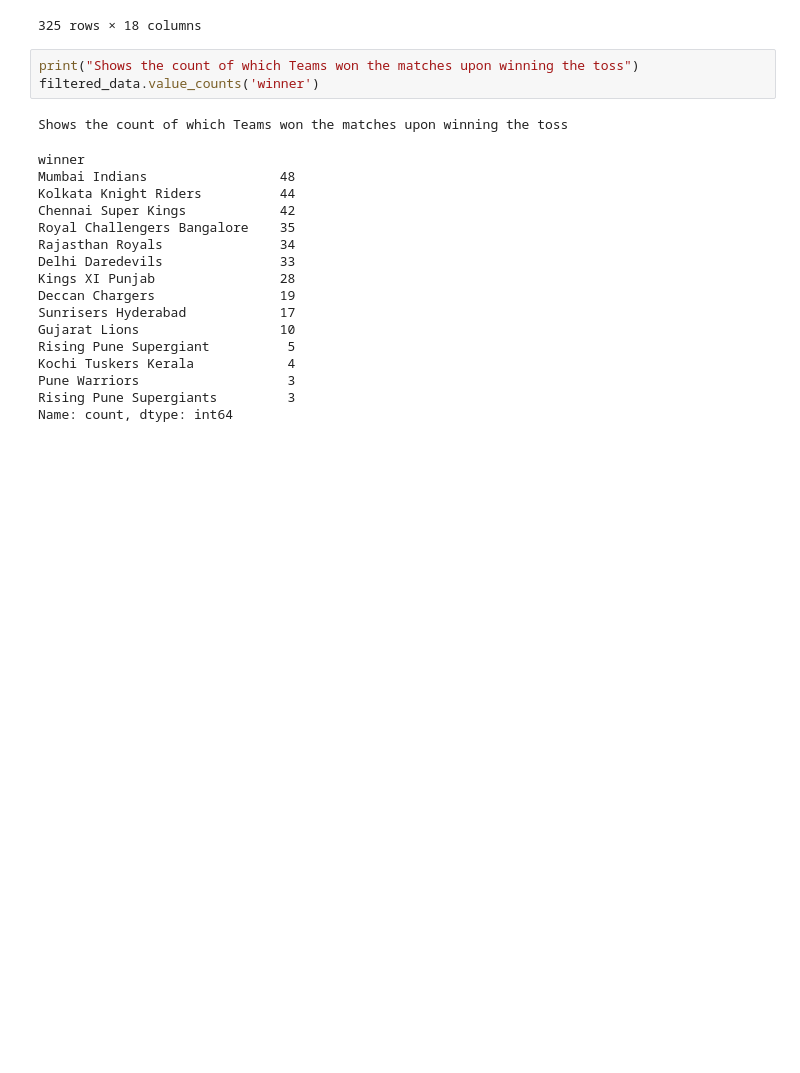
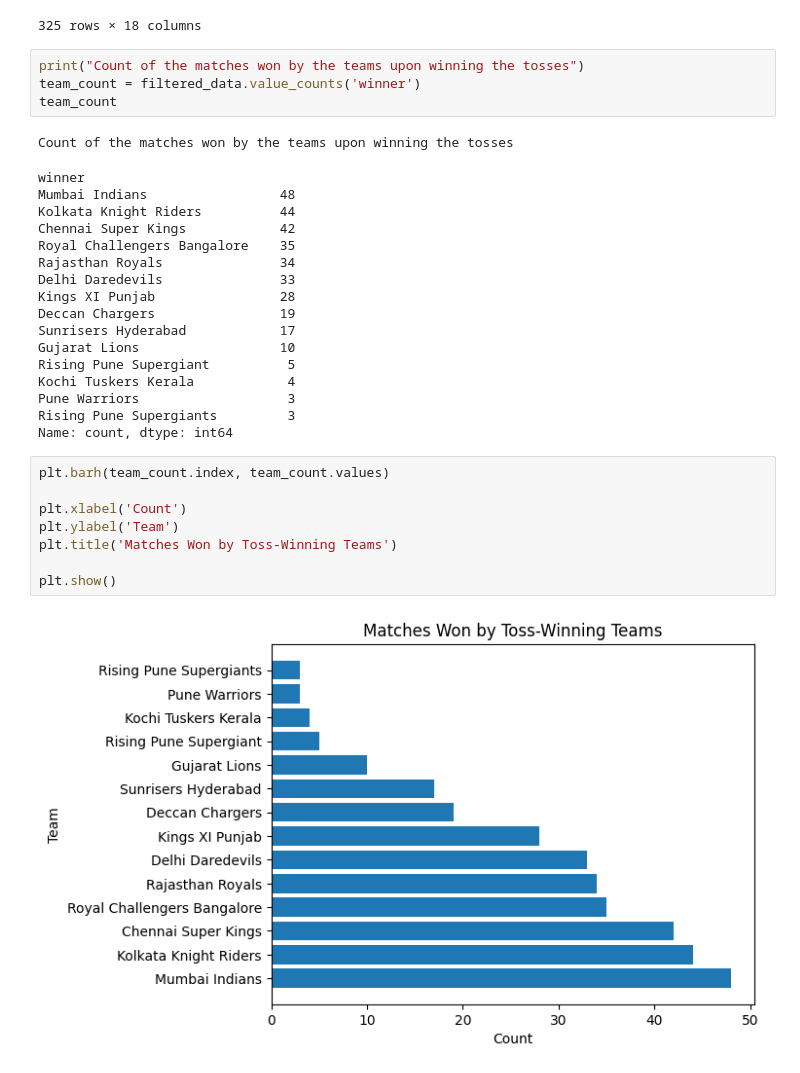
Before and after one commit to XxMurtazaxX/Machine-Learning-Prerequisites, a Jupyter notebook: Pandas/IPL Matches Analysis.ipynb, the cells around one changed output. Cells and saved outputs as stored; diff of their text form; blank space fills up the shorter version.

Commit message:
Visualing Toss Win Correlation to Match Win

```diff
--- a/Pandas/IPL Matches Analysis.ipynb
+++ b/Pandas/IPL Matches Analysis.ipynb
@@ -199,10 +197,11 @@ filtered_data
 | 635 | 636 | 2016 | Bangalore | 2016-05-29 | Sunrisers Hyderabad | Royal Challengers Bangalore | Sunrisers Hyderabad | bat | normal | 0 | ... |
 325 rows × 18 columns
 # %%
-print("Shows the count of which Teams won the matches upon winning the toss")
-filtered_data.value_counts('winner')
+print("Count of the matches won by the teams upon winning the tosses")
+team_count = filtered_data.value_counts('winner')
+team_count
 # %% [output]
-Shows the count of which Teams won the matches upon winning the toss
+Count of the matches won by the teams upon winning the tosses
 winner
 Mumbai Indians                 48
 Kolkata Knight Riders          44
@@ -219,3 +218,13 @@ Kochi Tuskers Kerala            4
 Pune Warriors                   3
 Rising Pune Supergiants         3
 Name: count, dtype: int64
+# %%
+plt.barh(team_count.index, team_count.values)
+
+plt.xlabel('Count')
+plt.ylabel('Team')
+plt.title('Matches Won by Toss-Winning Teams')
+
+plt.show()
+# %% [output]
+[figure, added]
```
Also changed, not shown: parts of 1 cell of this notebook.
